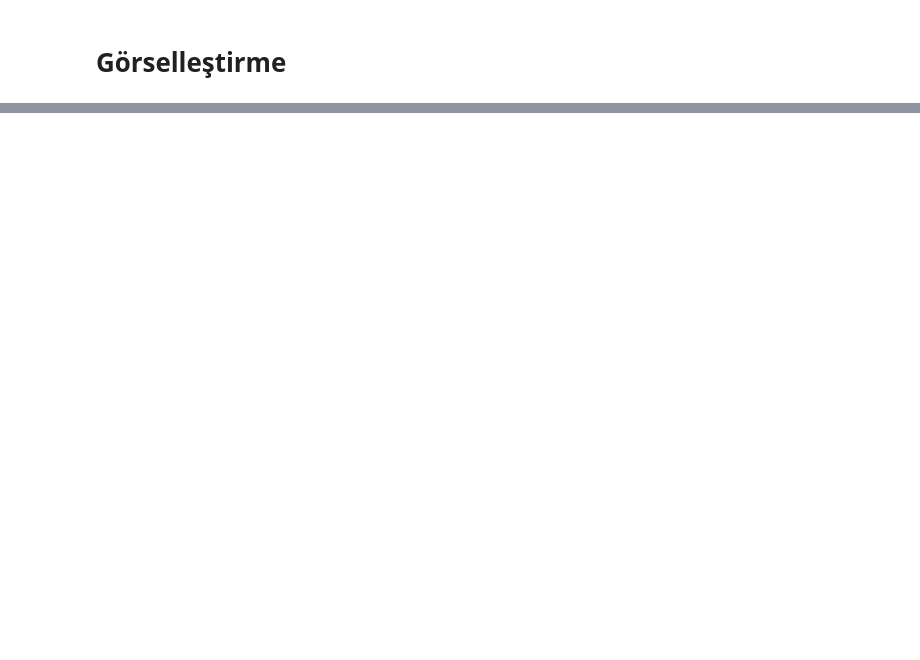
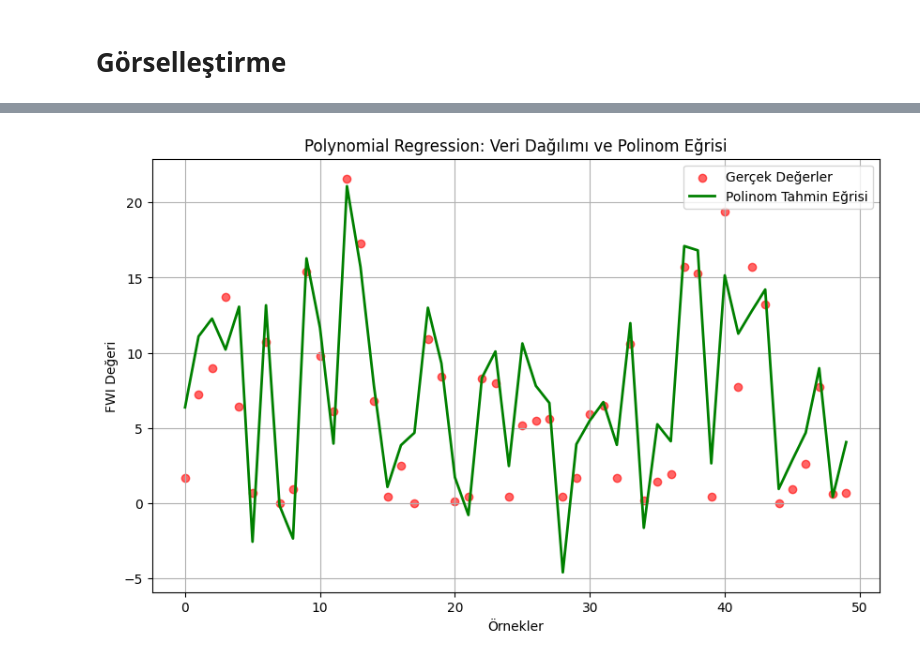
Before and after one commit to cebel-irem/Algerian_Forest_Fires, a Jupyter notebook: Algerian_Forest_Fires.ipynb, the cells around one changed output, grey strips where cells are left out. Saved outputs shown, nothing was run; the diff lists cells and outputs as text; code cells hidden in the pictures; blank space fills up the shorter version.

```diff
--- a/Algerian_Forest_Fires.ipynb
+++ b/Algerian_Forest_Fires.ipynb
@@ -101,7 +169,7 @@ Name: FWI, dtype: object
 #Ben %70 eğitim - %30 test verisi olarak ayıracağım fakat %80 eğitim - %20 test şeklinde de bölünebilir
 #Ben projenin performansını ölçmek için 70-30 seçtim. Model daha iyi öğrensin istersek 80-20 seçilebilir.
 
-x_train, x_test, y_train, y_test = train_test_split(x,y, test_size=0.3, random_state=42) #bu komut ile veri setini böldük
+x_train, x_test, y_train, y_test = train_test_split(x,y, test_size=0.2, random_state=42) #bu komut ile veri setini böldük
 print("\nEğitim Seti Boyutu:")
 print("x_train:", x_train.shape, "y_train:", y_train.shape) #shape ile görüntüleme işlemi yapacağız
 print("\nTest Seti Boyutu:")
@@ -156,4 +243,4 @@ print("\n Ölçeklendirilmiş y'nin ilk 5 değeri:", y_train_scaled[:5])
 # %%
-svr_model = SVR(kernel='rbf', C=10, gamma=0.1) #modeli tanımlıyoruz / performansını ölçükten sonra  Hiperparametre optimizasyonu denemesi yaptım
+svr_model = SVR(kernel='rbf', C=10, epsilon=0.5, gamma=0.1) #modeli tanımlıyoruz / performansını ölçükten sonra  Hiperparametre optimizasyonu denemesi yaptım
 svr_model.fit(x_train_scaled, y_train_scaled) #modeli eğitim verisi ile eğitiyoruz
 print("\n SVR modeli eğitildi")
@@ -175,0 +265,11 @@ pr_model.fit(x_train_poly, y_train_scaled)
+# %%
+pipeline_pr = Pipeline([
+    ('poly_features', PolynomialFeatures()),
+    ('linear_regression', LinearRegression())
+])
+param_grid_pr = {
+    'poly_features__degree': [2, 3, 4]
+}
+grid_search_pr = GridSearchCV(pipeline_pr, param_grid_pr, cv=5, scoring='r2', verbose=1)
+grid_search_pr.fit(x_train_scaled, y_train_scaled)
+best_pr = grid_search_pr.best_estimator_
@@ -201,8 +313,8 @@ print(f"R² Skoru: {r2:.4f}")
 * PR
 # %%
 #test ile tahmin yapma
-y_pred_pr_scaled = pr_model.predict(x_test_poly)
-y_pred_pr = y_scaler.inverse_transform(y_pred_pr_scaled.reshape(-1,1))
+y_pred_pr_scaled = best_pr.predict(x_test_scaled)
+y_pred_pr = y_scaler.inverse_transform(y_pred_pr_scaled.reshape(-1, 1))
 
 #performans değerlendirme
 mae_pr = mean_absolute_error(y_test, y_pred_pr)
@@ -245,0 +393,18 @@ plt.show()
+# %%
+# PR Veri Dağılımı ve Polinom Eğrisi Grafiği
+plt.figure(figsize=(10, 6))
+
+# Veri noktaları (gerçek değerler)
+plt.scatter(range(len(y_test)), y_test.values, color='red', label='Gerçek Değerler', alpha=0.6)
+
+# Tahmin edilen polinom eğrisi (PR tahminleri)
+plt.plot(range(len(y_pred_pr)), y_pred_pr, color='green', label='Polinom Tahmin Eğrisi', linewidth=2)
+
+plt.title("Polynomial Regression: Veri Dağılımı ve Polinom Eğrisi")
+plt.xlabel("Örnekler")
+plt.ylabel("FWI Değeri")
+plt.legend()
+plt.grid(True)
+plt.show()
+# %% [output]
+[figure, added]
```
Also changed, not shown: parts of 28 cells of this notebook.
